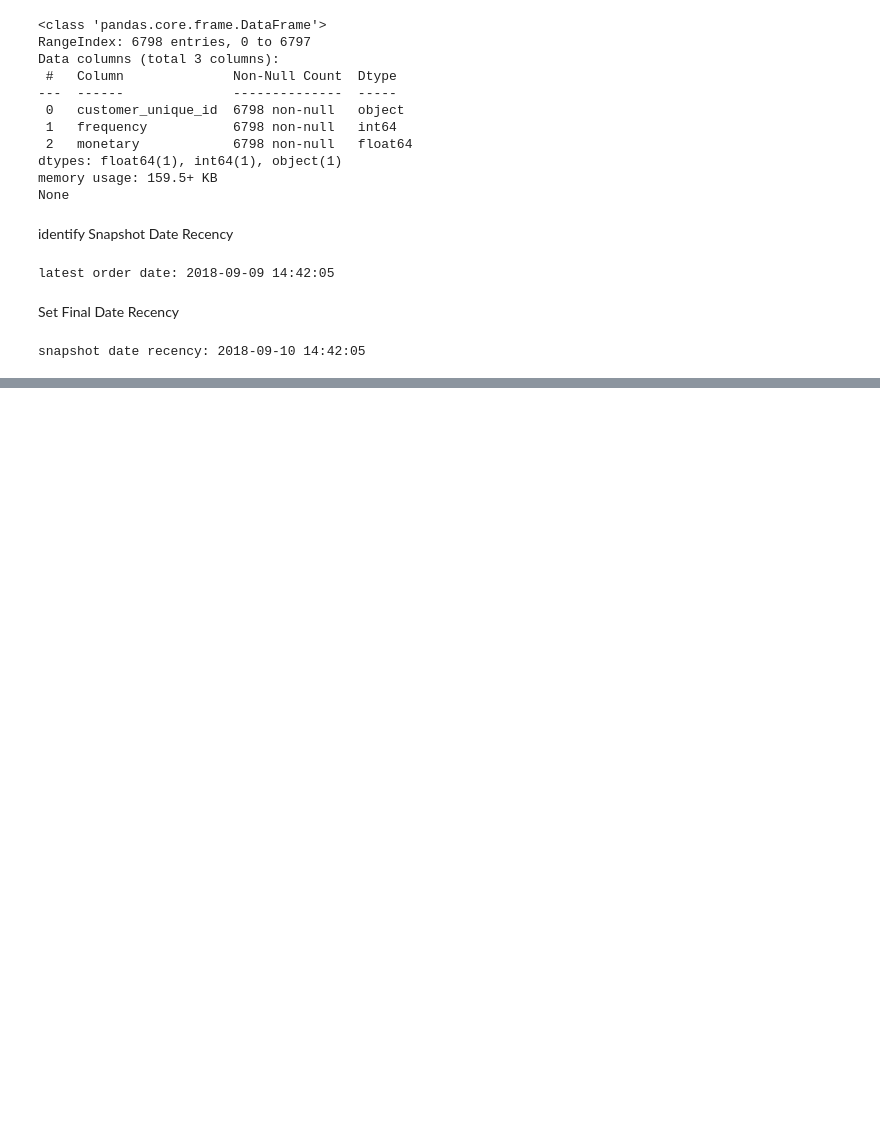
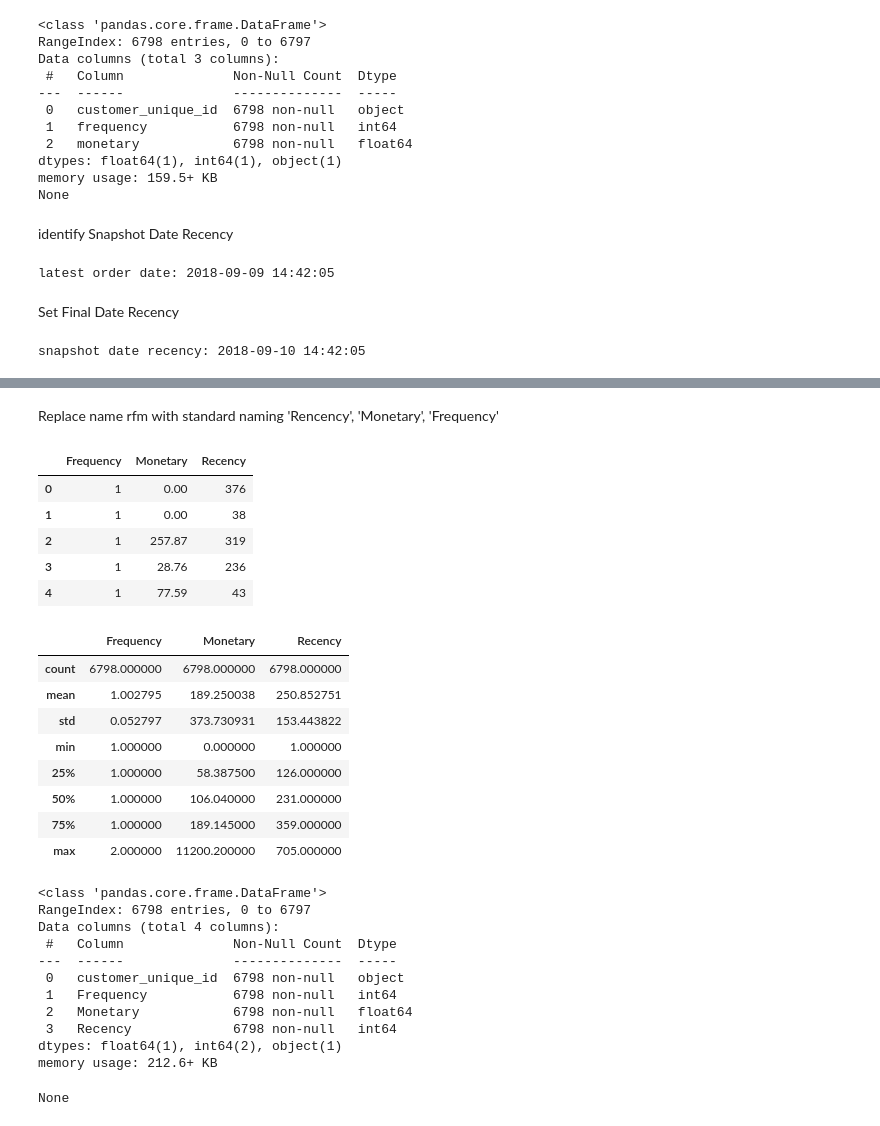
Before and after one commit to RizkiRdm/Olist-E-commerce-Performance-Analysis, a Jupyter notebook: notebooks/feature_engineering.ipynb, the cells around one changed output, grey strips where cells are left out. Saved outputs shown, nothing was run; the diff lists cells and outputs as text; code cells hidden in the pictures; blank space fills up the shorter version.

```diff
--- a/notebooks/feature_engineering.ipynb
+++ b/notebooks/feature_engineering.ipynb
@@ -334,0 +337,6 @@ snapshot date recency: 2018-09-10 14:42:05
+# %%
+latest_order_per_customer = (
+    ecom_data_df.groupby("customer_unique_id")["order_purchase_timestamp"]
+    .max()
+    .reset_index()
+)
@@ -334,0 +347,7 @@ snapshot date recency: 2018-09-10 14:42:05
+# %%
+latest_order_per_customer["Recency"] = (
+    snaphot_date - latest_order_per_customer["order_purchase_timestamp"]
+).dt.days
+
+# change data type 'Recency' from object to number
+latest_order_per_customer["Recency"] = latest_order_per_customer["Recency"].astype(int)
@@ -334,0 +377,7 @@ snapshot date recency: 2018-09-10 14:42:05
+# %%
+customer_rfm_final_df = pd.merge(
+    customer_rfm_fm_df,
+    latest_order_per_customer[["customer_unique_id", "Recency"]],
+    on="customer_unique_id",
+    how="left",
+)
@@ -334,0 +393,38 @@ snapshot date recency: 2018-09-10 14:42:05
+# %% [markdown]
+Replace name rfm with standard naming 'Rencency', 'Monetary', 'Frequency'
+# %%
+customer_rfm_final_df.rename(
+    columns={"frequency": "Frequency", "monetary": "Monetary"}, inplace=True
+)
+# %%
+display(customer_rfm_final_df[["Frequency", "Monetary", "Recency"]].head())
+display(customer_rfm_final_df.describe())
+display(customer_rfm_final_df.info())
+# %% [output]
+|  | Frequency | Monetary | Recency |
+| 0 | 1 | 0.00 | 376 |
+| 1 | 1 | 0.00 | 38 |
+| 2 | 1 | 257.87 | 319 |
+| 3 | 1 | 28.76 | 236 |
+| 4 | 1 | 77.59 | 43 |
+|  | Frequency | Monetary | Recency |
+| count | 6798.000000 | 6798.000000 | 6798.000000 |
+| mean | 1.002795 | 189.250038 | 250.852751 |
+| std | 0.052797 | 373.730931 | 153.443822 |
+| min | 1.000000 | 0.000000 | 1.000000 |
+| 25% | 1.000000 | 58.387500 | 126.000000 |
+| 50% | 1.000000 | 106.040000 | 231.000000 |
+| 75% | 1.000000 | 189.145000 | 359.000000 |
+| max | 2.000000 | 11200.200000 | 705.000000 |
+<class 'pandas.core.frame.DataFrame'>
+RangeIndex: 6798 entries, 0 to 6797
+Data columns (total 4 columns):
+ #   Column              Non-Null Count  Dtype
+---  ------              --------------  -----
+ 0   customer_unique_id  6798 non-null   object
+ 1   Frequency           6798 non-null   int64
+ 2   Monetary            6798 non-null   float64
+ 3   Recency             6798 non-null   int64
+dtypes: float64(1), int64(2), object(1)
+memory usage: 212.6+ KB
+None
```
Also changed, not shown: parts of 6 cells of this notebook.
